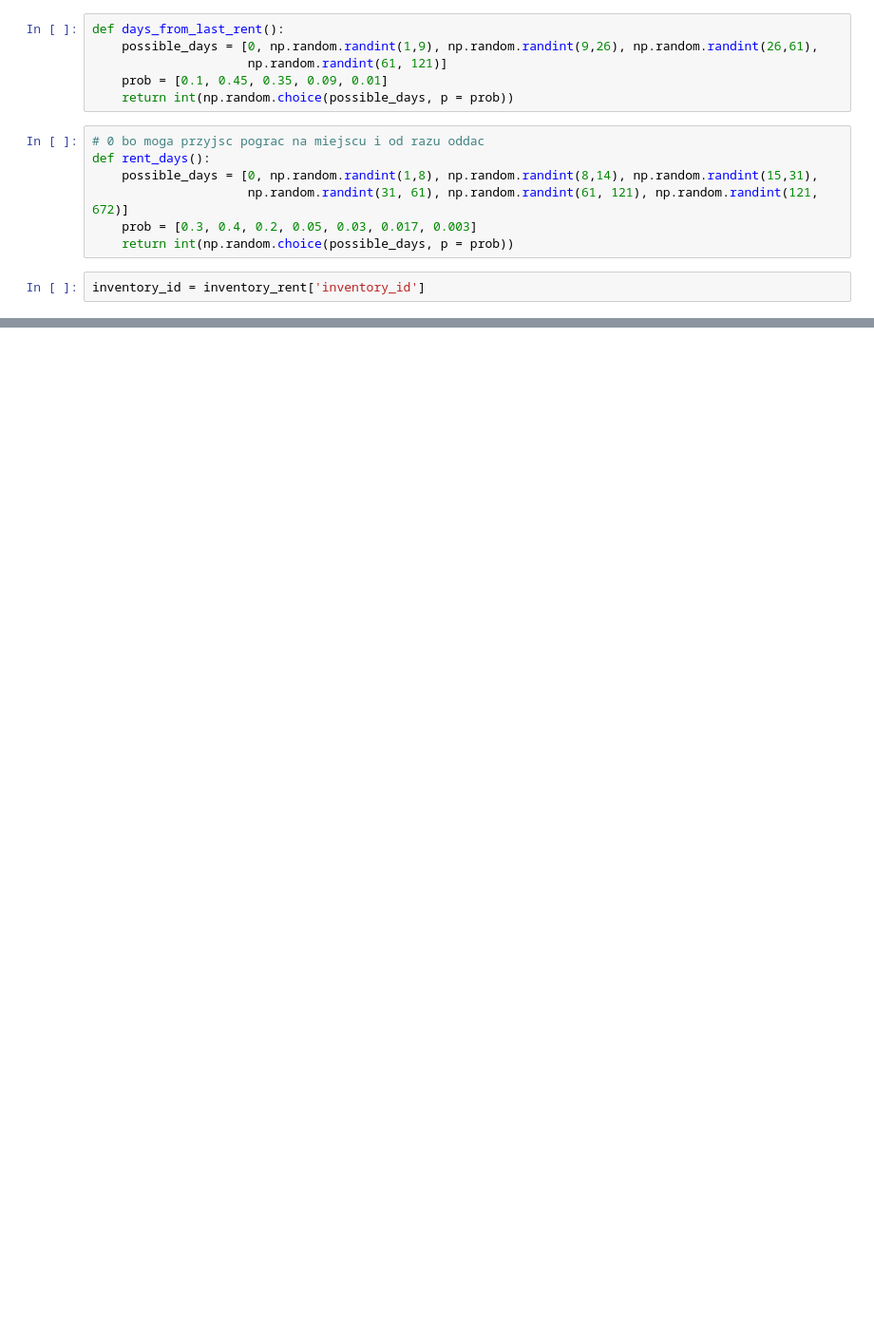
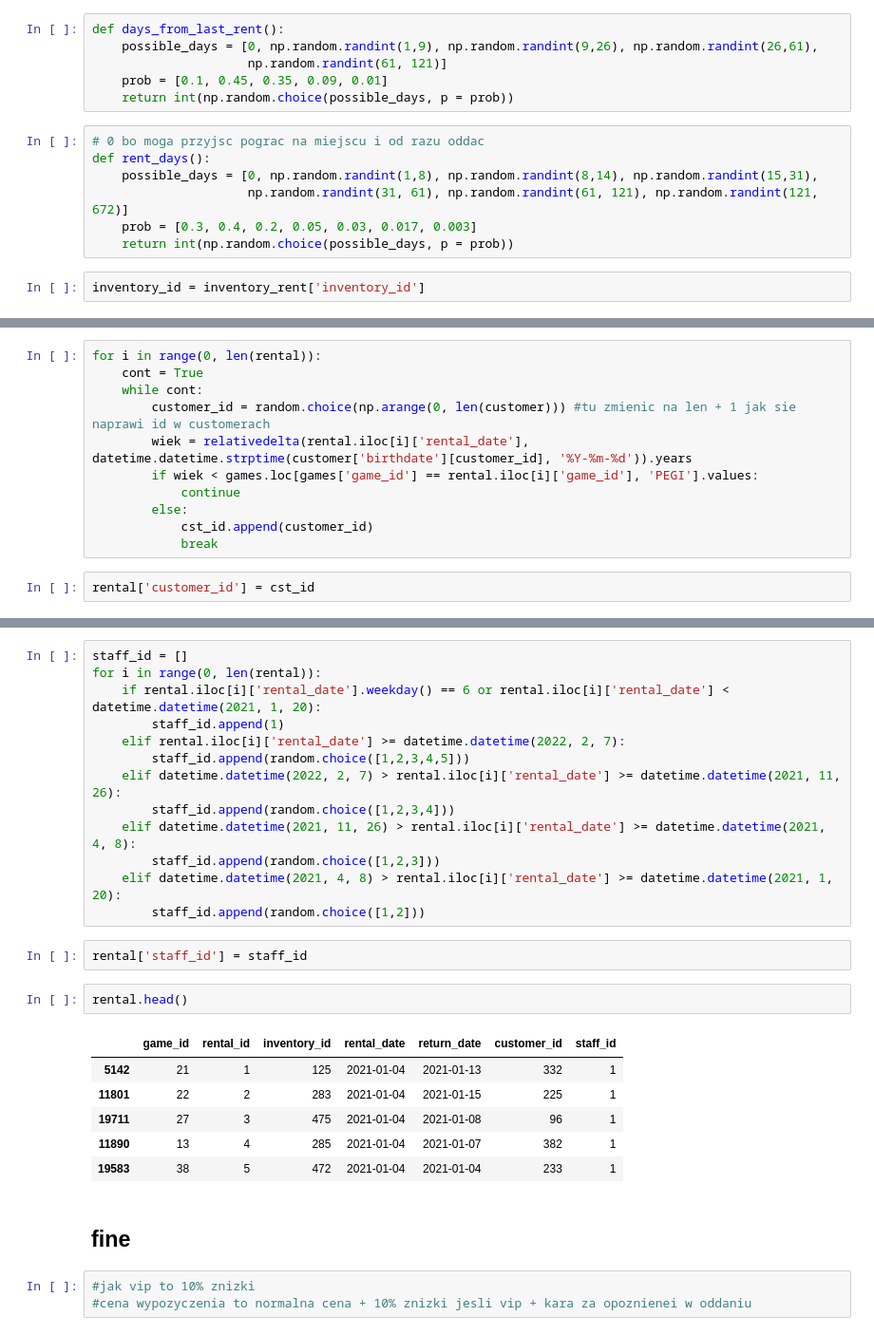
Before and after one commit to Staszek15/store-database, a Jupyter notebook: rental.ipynb, the cells around one changed output, grey strips where cells are left out. Shown at 95% size. Drawn from its saved outputs; the diff is of its cells as text; blank space fills up the shorter version.

```diff
--- a/rental.ipynb
+++ b/rental.ipynb
@@ -117,0 +129,13 @@ rental.sort_values(by='rental_date')
+# %%
+for i in range(0, len(rental)):
+    cont = True
+    while cont:
+        customer_id = random.choice(np.arange(0, len(customer))) #tu zmienic na len + 1 jak sie naprawi id w customerach
+        wiek = relativedelta(rental.iloc[i]['rental_date'], datetime.datetime.strptime(customer['birthdate'][customer_id], '%Y-%m-%d')).years
+        if wiek < games.loc[games['game_id'] == rental.iloc[i]['game_id'], 'PEGI'].values:
+            continue
+        else:
+            cst_id.append(customer_id)
+            break
+# %%
+rental['customer_id'] = cst_id
@@ -117,0 +163,29 @@ rental.sort_values(by='rental_date')
+# %%
+staff_id = []
+for i in range(0, len(rental)):
+    if rental.iloc[i]['rental_date'].weekday() == 6 or rental.iloc[i]['rental_date'] < datetime.datetime(2021, 1, 20):
+        staff_id.append(1)
+    elif rental.iloc[i]['rental_date'] >= datetime.datetime(2022, 2, 7):
+        staff_id.append(random.choice([1,2,3,4,5]))
+    elif datetime.datetime(2022, 2, 7) > rental.iloc[i]['rental_date'] >= datetime.datetime(2021, 11, 26):
+        staff_id.append(random.choice([1,2,3,4]))
+    elif datetime.datetime(2021, 11, 26) > rental.iloc[i]['rental_date'] >= datetime.datetime(2021, 4, 8):
+        staff_id.append(random.choice([1,2,3]))
+    elif datetime.datetime(2021, 4, 8) > rental.iloc[i]['rental_date'] >= datetime.datetime(2021, 1, 20):
+        staff_id.append(random.choice([1,2]))
+# %%
+rental['staff_id'] = staff_id
+# %%
+rental.head()
+# %% [output]
+|  | game_id | rental_id | inventory_id | rental_date | return_date | customer_id | staff_id |
+| 5142 | 21 | 1 | 125 | 2021-01-04 | 2021-01-13 | 332 | 1 |
+| 11801 | 22 | 2 | 283 | 2021-01-04 | 2021-01-15 | 225 | 1 |
+| 19711 | 27 | 3 | 475 | 2021-01-04 | 2021-01-08 | 96 | 1 |
+| 11890 | 13 | 4 | 285 | 2021-01-04 | 2021-01-07 | 382 | 1 |
+| 19583 | 38 | 5 | 472 | 2021-01-04 | 2021-01-04 | 233 | 1 |
+# %% [markdown]
+## fine
+# %%
+#jak vip to 10% znizki
+#cena wypozyczenia to normalna cena + 10% znizki jesli vip + kara za opoznienei w oddaniu
```
Also changed, not shown: parts of 25 cells of this notebook.
